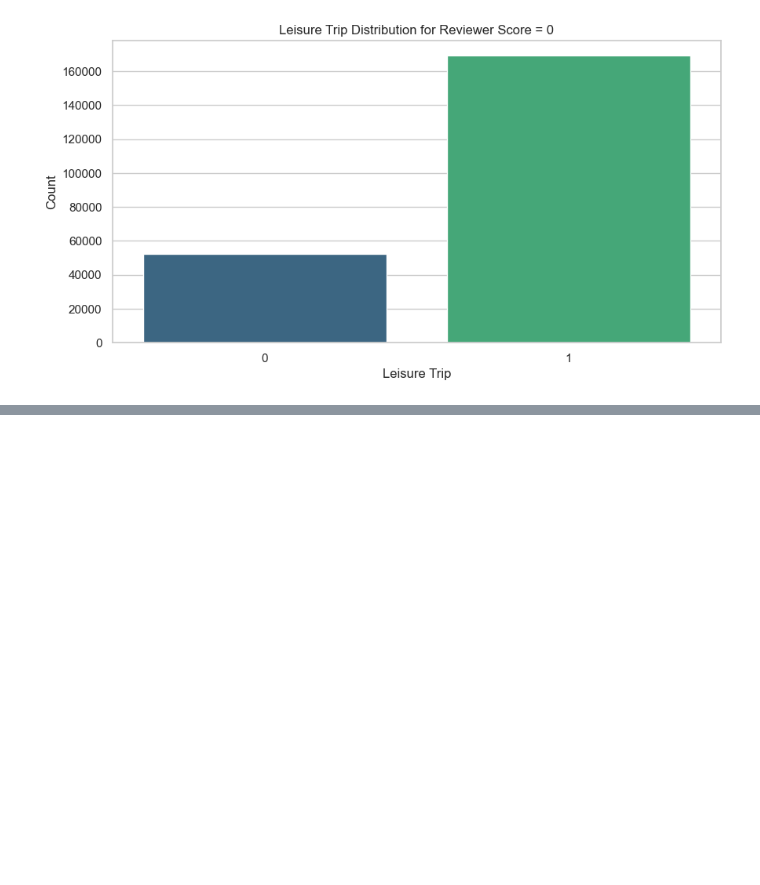
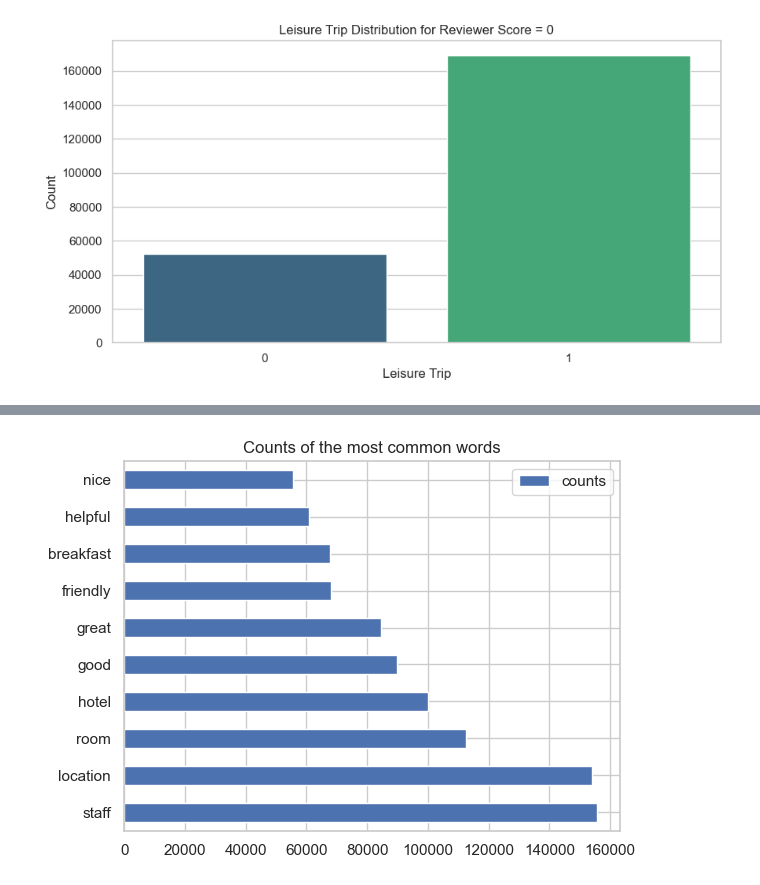
Before and after one commit to RezaDelvari/NLP_Repo, a Jupyter notebook: NLP With Hotel Review.ipynb, the cells around one changed output, grey strips where cells are left out. Cells and saved outputs as stored; diff of their text form; code cells hidden in the pictures; blank space fills up the shorter version.

```diff
--- a/NLP With Hotel Review.ipynb
+++ b/NLP With Hotel Review.ipynb
@@ -112,0 +263,10 @@ plt.show()
+# %%
+# Define the list of phrases to be replaced
+phrases_to_replace_neg = ['No Negative', 'Nothing to say', 'Nothing Negative','none','Nothing']
+phrases_to_replace_pos = ['No Positive', 'Nothing to say', 'Nothing Positive','none','Nothing']
+
+# Replace the specified phrases with spaces in the 'Positive_Review' column
+df_review['Positive_Review'] = df_review['Positive_Review'].replace(phrases_to_replace_pos, ' ')
+
+# Replace the specified phrases with spaces in the 'Negative_Review' column
+df_review['Negative_Review'] = df_review['Negative_Review'].replace(phrases_to_replace_neg, ' ')
@@ -569,0 +649,7 @@ Test Accuracy: 0.5697
+# %%
+word_counts = pd.DataFrame(
+        {"counts": np.array(X_train_pos.sum(axis=0)).flatten()},
+        index=vectorizer_pos.get_feature_names_out()).sort_values("counts", ascending=False)
+
+print('The most common words and their counts are:')
+word_counts[:10]
@@ -569,0 +669,4 @@ Test Accuracy: 0.5697
+# %%
+word_counts[:10].plot(kind='barh',title='Counts of the most common words');
+# %% [output]
+[figure, added]
```
Also changed, not shown: parts of 53 cells of this notebook, 9 other files.
